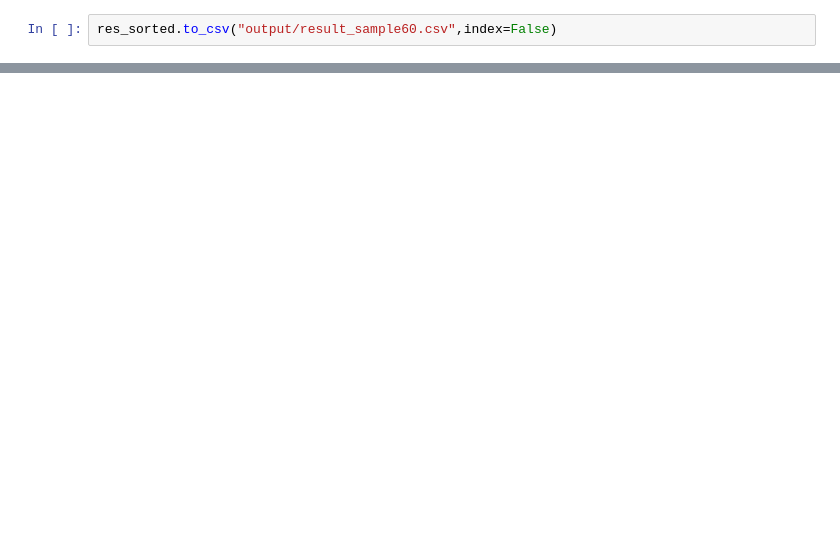
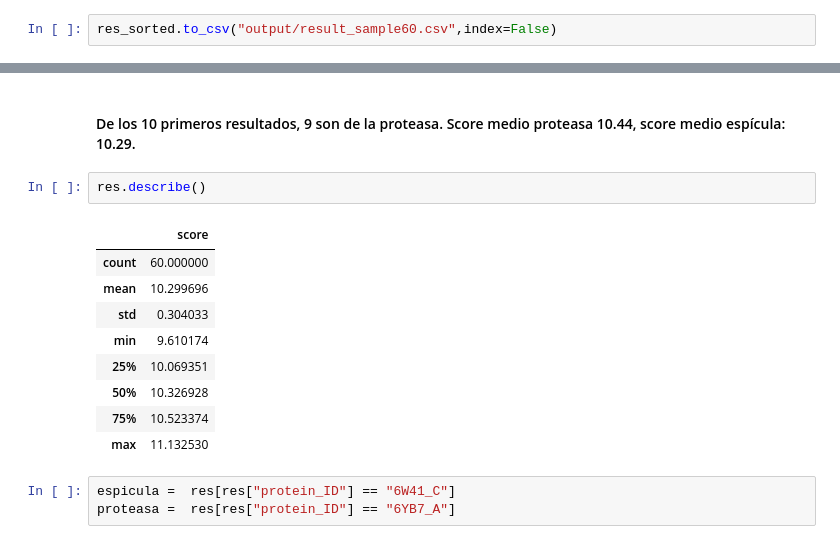
Before and after one commit to breogann/Fighting-COVID-19-through-AI, a Jupyter notebook: web_scraping.ipynb, the cells around one changed output, grey strips where cells are left out. Cells and saved outputs as stored; diff of their text form; blank space fills up the shorter version.

```diff
--- a/web_scraping.ipynb
+++ b/web_scraping.ipynb
@@ -1142,0 +1174,17 @@ res_sorted.to_csv("output/result_sample60.csv",index=False)
+# %% [markdown]
+#### De los 10 primeros resultados, 9 son de la proteasa. Score medio proteasa 10.44, score medio espícula: 10.29.
+# %%
+res.describe()
+# %% [output]
+|  | score |
+| count | 60.000000 |
+| mean | 10.299696 |
+| std | 0.304033 |
+| min | 9.610174 |
+| 25% | 10.069351 |
+| 50% | 10.326928 |
+| 75% | 10.523374 |
+| max | 11.132530 |
+# %%
+espicula =  res[res["protein_ID"] == "6W41_C"]
+proteasa =  res[res["protein_ID"] == "6YB7_A"]
```
Also changed, not shown: parts of 6 cells of this notebook.
